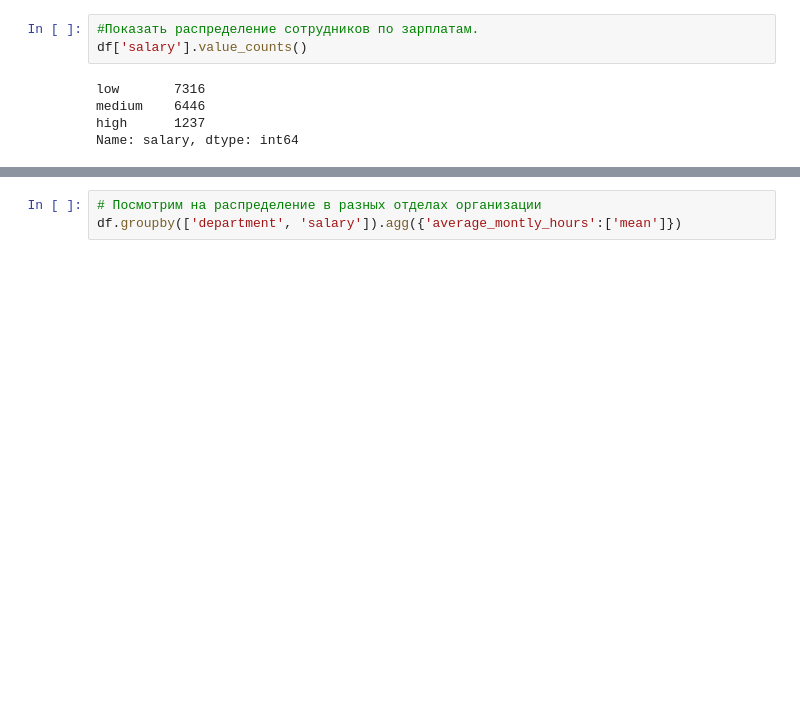
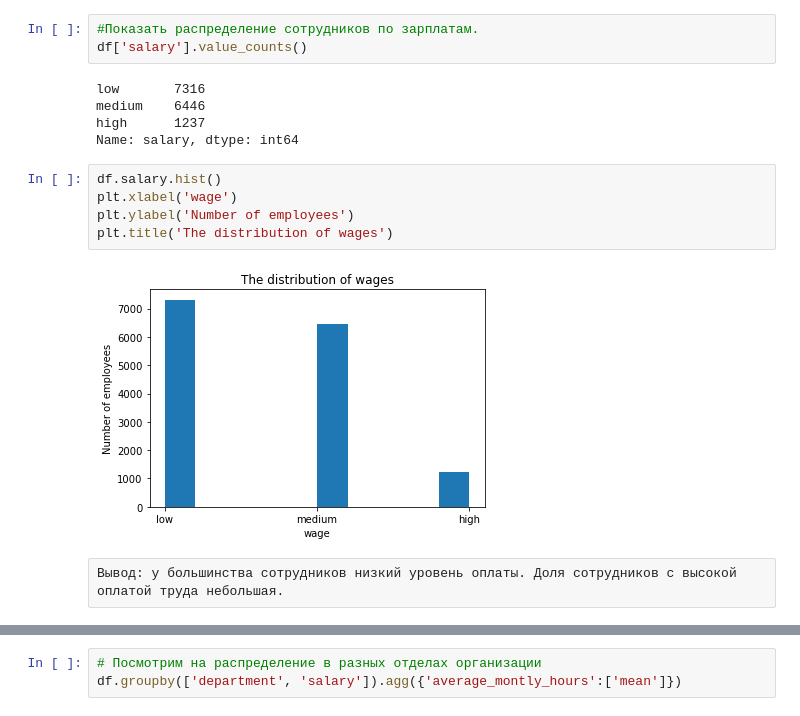
Before and after one commit to NatalySl/Statistics, a Jupyter notebook: final.ipynb, the cells around one changed output, grey strips where cells are left out. Saved outputs shown, nothing was run; the diff lists cells and outputs as text; blank space fills up the shorter version.

```diff
--- a/final.ipynb
+++ b/final.ipynb
@@ -264,5 +279,14 @@ low       7316
 medium    6446
 high      1237
 Name: salary, dtype: int64
+# %%
+df.salary.hist()
+plt.xlabel('wage')
+plt.ylabel('Number of employees')
+plt.title('The distribution of wages')
+# %% [output]
+[figure, added]
+# %% [raw]
+Вывод: у большинства сотрудников низкий уровень оплаты. Доля сотрудников с высокой оплатой труда небольшая.
 # %%
 #Показать распределение сотрудников по зарплатам в каждом департаменте по отдельности
```
Also changed, not shown: parts of 25 cells of this notebook.
